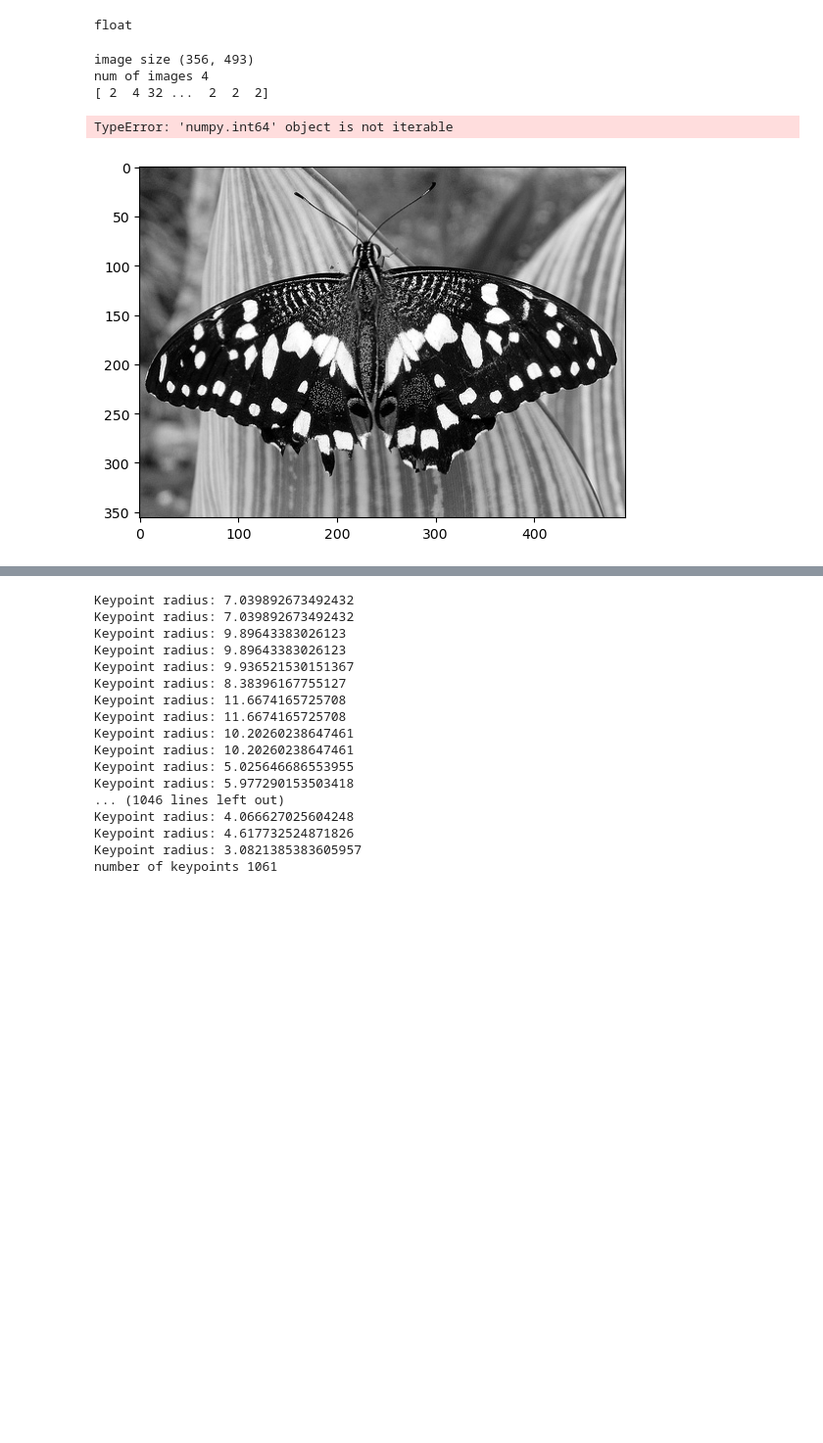
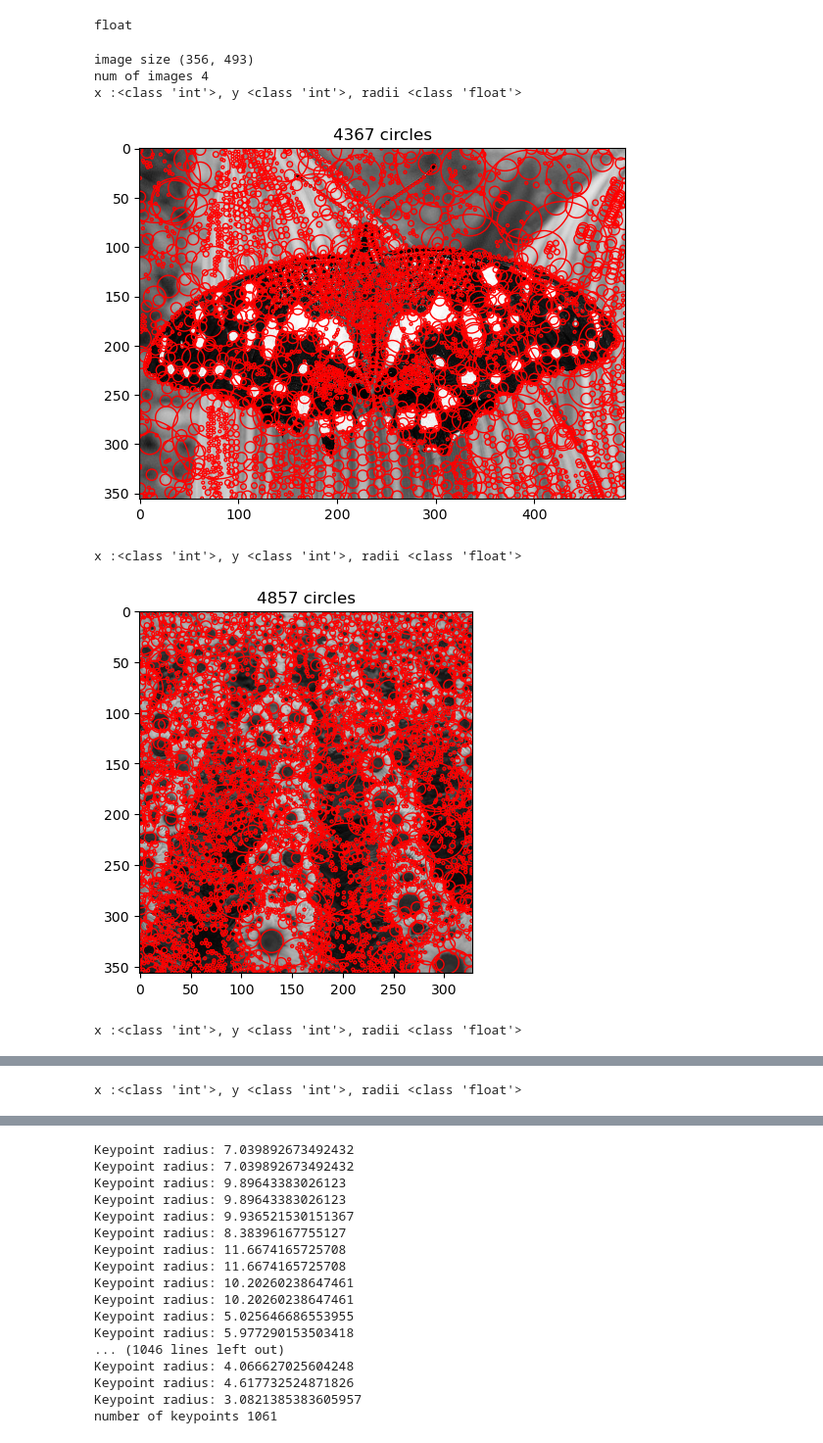
Before and after one commit to noelmrowiec/CS543, a Jupyter notebook: MP2-SIFT-Detector/mrowiec3_a2.ipynb, the cells around one changed output, grey strips where cells are left out. Shown at 98% size. Cells and saved outputs as stored; diff of their text form; code cells hidden in the pictures; blank space fills up the shorter version.

Commit message:
Corrected x,y flipped and added window size

```diff
--- a/MP2-SIFT-Detector/mrowiec3_a2.ipynb
+++ b/MP2-SIFT-Detector/mrowiec3_a2.ipynb
@@ -141,10 +141,10 @@ def threshold_scale_space(lap_of_gauss, threshold):
 #         sigma = sigmas[z]
 #         print(f"Local maxima at (x={x}, y={y}) with sigma={sigma}"
 # %%
-def non_max_suppression_3d(scale_space, sigmas):
+def non_max_suppression_3d(scale_space, sigmas, window_size = 5):
 
     # Non-maximum suppression in 3D
-    footprint = np.ones((3, 3, len(sigmas)))
+    footprint = np.ones((window_size, window_size, len(sigmas)))
     local_maxima = (scale_space == maximum_filter(scale_space, footprint=footprint))
 
     return local_maxima
@@ -162,10 +162,10 @@ def get_maxima_coords(local_maxima, threshold):
     #source: Copilot
     for coord in coordinates:
         if local_maxima[tuple(coord)] > threshold:
-            x, y, z = coord
-            x_coords.append(x)
-            y_coords.append(y)
-            z_coords.append(z)
+            h, w, d = coord
+            x_coords.append(int(w))
+            y_coords.append(int(h))
+            z_coords.append(int(d))
 
 
     return [x_coords, y_coords, z_coords]
@@ -188,11 +188,12 @@ for image in images:
     lap_of_gauss = np.abs(lap_of_gauss)
 
     #threshold scale space
-    threshold = np.percentile(lap_of_gauss, 90)
+    threshold = np.percentile(lap_of_gauss, 95)
     # lap_of_gauss = threshold_scale_space(lap_of_gauss, threshold)
 
     #3D non-maximum suppression
-    local_maxima = non_max_suppression_3d(lap_of_gauss, SIGMAS)
+    WINDOW_SIZE = 5
+    local_maxima = non_max_suppression_3d(lap_of_gauss, SIGMAS, WINDOW_SIZE)
     coordinates = get_maxima_coords(local_maxima, threshold)
     coordinates_per_image.append(coordinates)
 
@@ -251,20 +252,24 @@ def show_all_circles(image, cx, cy, rad, color='r'):
 # %%
 #np.set_printoptions(threshold=np.inf)
 
 print(f"image size {images[0].shape}")
 print(f"num of images {len(coordinates_per_image)}")
 
 for i, coords in enumerate(coordinates_per_image):
 
     cx, cy, cz = coords
     sigmas = np.array([SIGMAS[z] for z in cz])
-    print(sigmas)
     radii = sigmas * sqt_2
-    show_all_circles(images[i], x, y, radii)
+    radii = radii.tolist()
+
+    print(f"x :{type(cx[0])}, y {type(cy[0])}, radii {type(radii[0])}")
+    show_all_circles(images[i], cx, cy, radii)
 #show_all_circles(images[0], [55,33,88,10], [76,350,12,100], [5,7,1,2])
 # %% [output]
 image size (356, 493)
 num of images 4
-[ 2  4 32 ...  2  2  2]
+x :<class 'int'>, y <class 'int'>, radii <class 'float'>
+[figure, new version]
-TypeError: 'numpy.int64' object is not iterable
+x :<class 'int'>, y <class 'int'>, radii <class 'float'>
-[figure, old version]
+[figure, added]
+x :<class 'int'>, y <class 'int'>, radii <class 'float'>
@@ -270,0 +277 @@ TypeError: 'numpy.int64' object is not iterable
+x :<class 'int'>, y <class 'int'>, radii <class 'float'>
```
Also changed, not shown: parts of 3 cells of this notebook.
